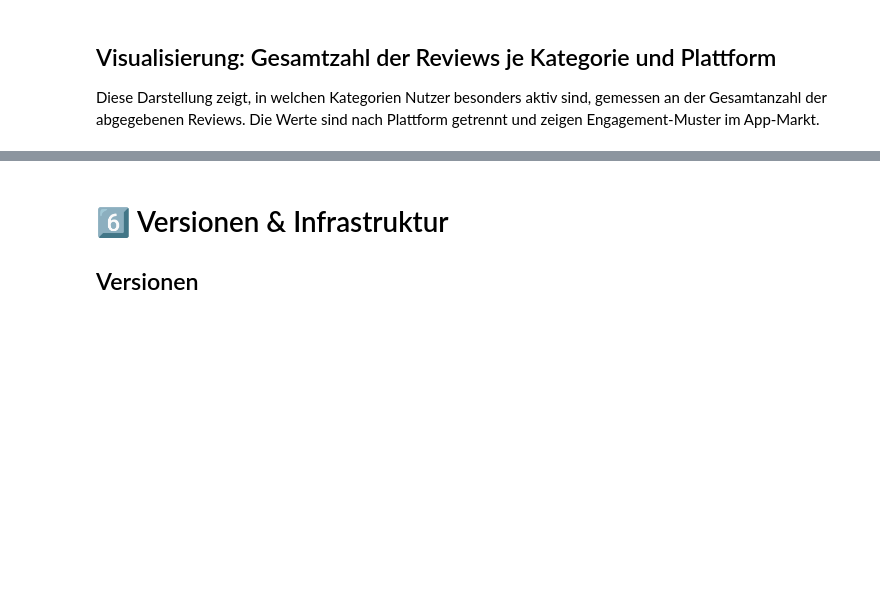
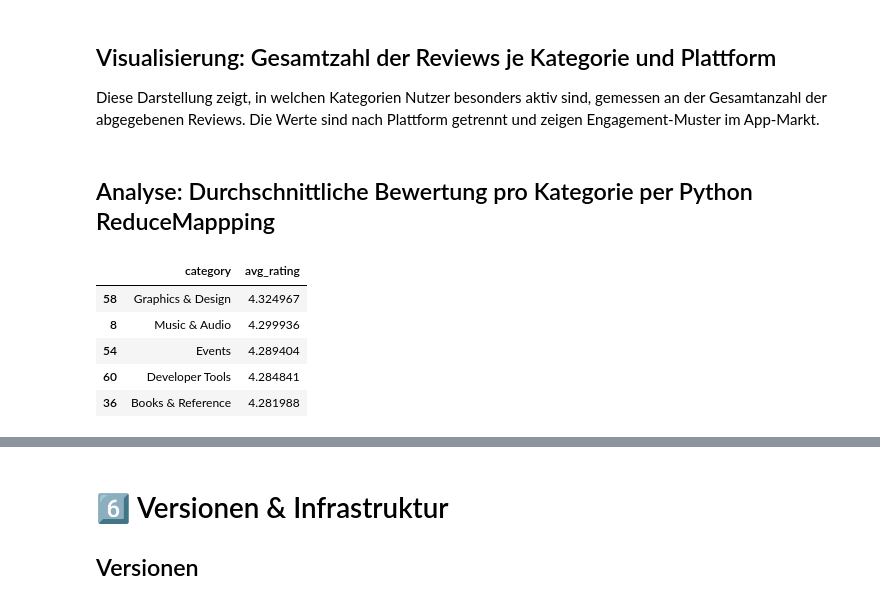
Before and after one commit to hamulicemir/bdinf-prj, a Jupyter notebook: Appmarkt_Analyse.ipynb, the cells around one changed output, grey strips where cells are left out. Saved outputs shown, nothing was run; the diff lists cells and outputs as text; code cells hidden in the pictures; blank space fills up the shorter version.

Commit message:
Python MapReduce

```diff
--- a/Appmarkt_Analyse.ipynb
+++ b/Appmarkt_Analyse.ipynb
@@ -781,3 +781,53 @@ plt.ylabel("Kategorie")
 plt.legend(title="Plattform")
 plt.tight_layout()
 plt.show()
+# %% [markdown]
+## Analyse: Durchschnittliche Bewertung pro Kategorie per Python ReduceMappping
+# %%
+from collections import defaultdict
+
+# --- MAP ---
+def map_avg_rating(data):
+    mapped = []
+    for row in data:
+        category = row.get("category")
+        rating = row.get("rating")
+        # Filtere Bewertungen <= 0
+        if category and rating is not None and rating > 0:
+            mapped.append((category, rating))
+    return mapped
+
+# --- REDUCE ---
+def reduce_avg_rating(mapped):
+    reduced = defaultdict(lambda: {"total": 0, "count": 0})
+    for key, value in mapped:
+        reduced[key]["total"] += value
+        reduced[key]["count"] += 1
+
+    # Berechne den Durchschnitt
+    for key in reduced:
+        reduced[key]["avg_rating"] = reduced[key]["total"] / reduced[key]["count"]
+    return reduced
+
+# --- Anwenden auf den DataFrame (hier sampled_df) ---
+mapped_avg_rating = map_avg_rating(sampled_df.to_dict("records"))
+reduced_avg_rating = reduce_avg_rating(mapped_avg_rating)
+
+# --- Umwandlung in DataFrame für weitere Analysen ---
+df_avg_rating = pd.DataFrame([
+    {"category": k, "avg_rating": v["avg_rating"]}
+    for k, v in reduced_avg_rating.items()
+])
+
+# Sortiere nach dem Durchschnitt der Bewertungen
+df_avg_rating = df_avg_rating.sort_values(by="avg_rating", ascending=False)
+
+# Zeige die Ergebnisse an
+display(df_avg_rating.head())
+# %% [output]
+|  | category | avg_rating |
+| 58 | Graphics & Design | 4.324967 |
+| 8 | Music & Audio | 4.299936 |
+| 54 | Events | 4.289404 |
+| 60 | Developer Tools | 4.284841 |
+| 36 | Books & Reference | 4.281988 |
```
Also changed, not shown: parts of 1 cell of this notebook.
